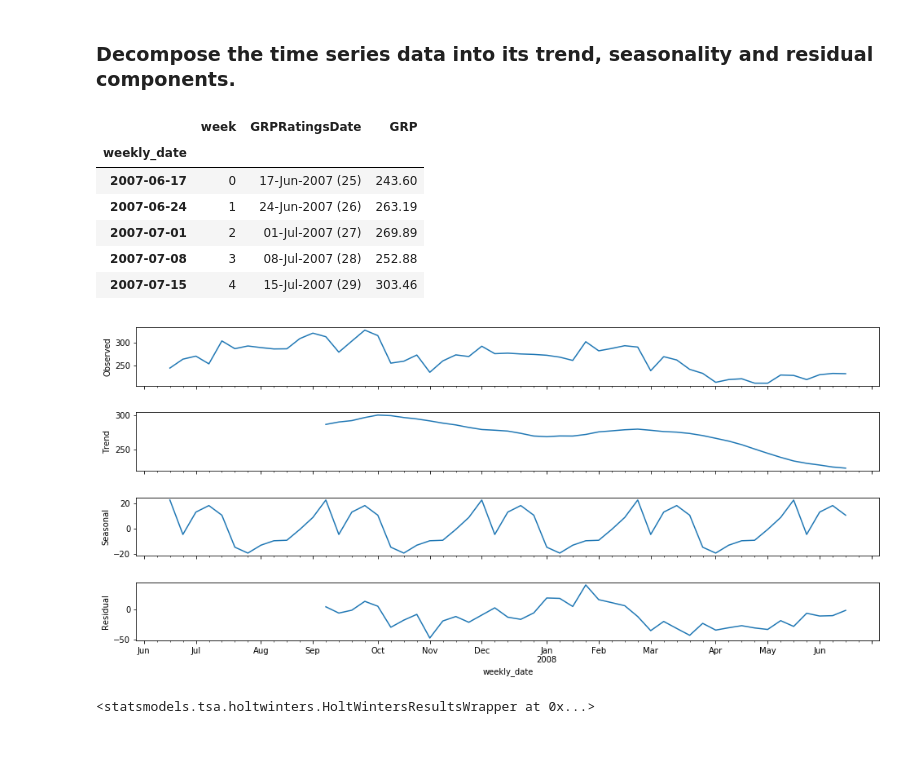
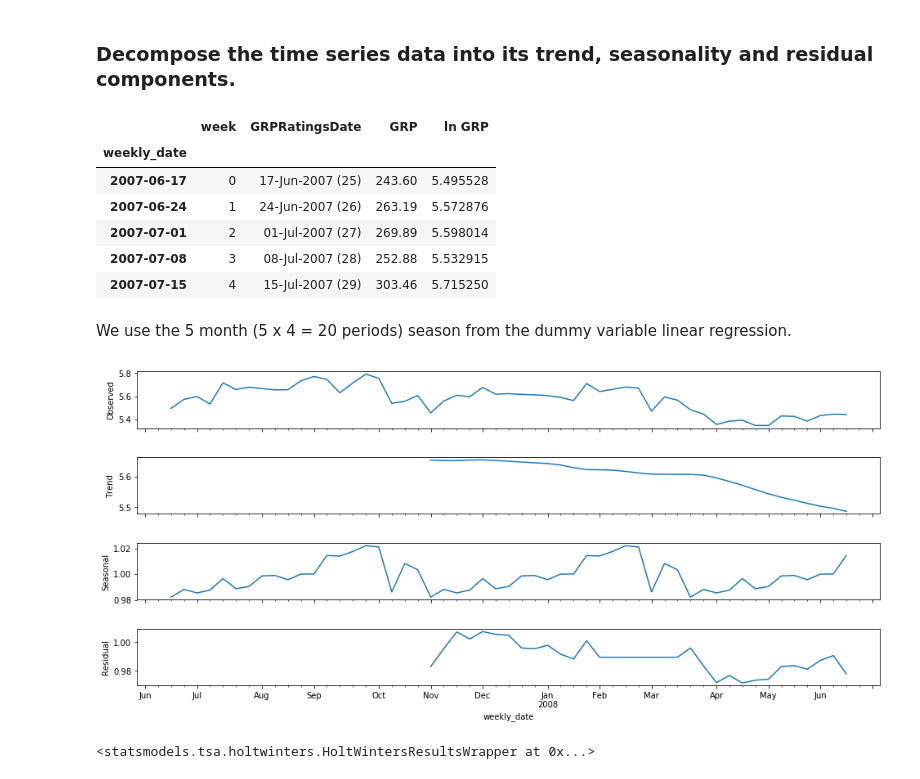
Before and after one commit to tkokkeng/KE5108-TVChannelRatings, a Jupyter notebook: holtwinter.ipynb, the cells around one changed output. Cells and saved outputs as stored; diff of their text form; code cells hidden in the pictures; blank space fills up the shorter version.

Commit message:
out of sample forecasts
added :
- out of sample forecasts for Holt's, Holt-Winter's models
- cox-box transformation of dependent variable using log

```diff
--- a/holtwinter.ipynb
+++ b/holtwinter.ipynb
@@ -154,25 +286,34 @@ plt.show()
 # %% [markdown]
 ### Reload the Data
 # %%
+# This is the seasonal period used in the model
+FREQ = 20
+
 train_ts_df = pd.read_csv('data/transformedTrainRatings.csv', index_col=0, parse_dates=True)
+train_ts_df['ln GRP'] = np.log(train_ts_df['GRP'])
+
 test_ts_df = pd.read_csv('data/transformedTestRatings.csv', index_col=0, parse_dates=True)
+# Add last 20 observations (number of periods in a season) from the
+test_ts_df['ln GRP'] = np.log(test_ts_df['GRP'])
 # %% [markdown]
 ### Decompose the time series data into its trend, seasonality and residual components.
 # %%
 train_ts_df.head()
 # %% [output]
-|  | week | GRPRatingsDate | GRP |
-| weekly_date |  |  |  |
-| 2007-06-17 | 0 | 17-Jun-2007 (25) | 243.60 |
-| 2007-06-24 | 1 | 24-Jun-2007 (26) | 263.19 |
-| 2007-07-01 | 2 | 01-Jul-2007 (27) | 269.89 |
-| 2007-07-08 | 3 | 08-Jul-2007 (28) | 252.88 |
-| 2007-07-15 | 4 | 15-Jul-2007 (29) | 303.46 |
+|  | week | GRPRatingsDate | GRP | ln GRP |
+| weekly_date |  |  |  |  |
+| 2007-06-17 | 0 | 17-Jun-2007 (25) | 243.60 | 5.495528 |
+| 2007-06-24 | 1 | 24-Jun-2007 (26) | 263.19 | 5.572876 |
+| 2007-07-01 | 2 | 01-Jul-2007 (27) | 269.89 | 5.598014 |
+| 2007-07-08 | 3 | 08-Jul-2007 (28) | 252.88 | 5.532915 |
+| 2007-07-15 | 4 | 15-Jul-2007 (29) | 303.46 | 5.715250 |
+# %% [markdown]
+We use the 5 month (5 x 4 = 20 periods) season from the dummy variable linear regression.
 # %%
-comp = sm.tsa.seasonal_decompose(train_ts_df['GRP'], model='additive', two_sided=False, freq=12)
+comp = sm.tsa.seasonal_decompose(train_ts_df['ln GRP'], model='multiplicative', two_sided=False, freq=FREQ)
 fig = comp.plot()
 fig.set_size_inches(15, 7)
 plt.show()
 # %% [output]
-[figure, old version]
+[figure, new version]
 # %%
```
Also changed, not shown: parts of 42 cells of this notebook.
